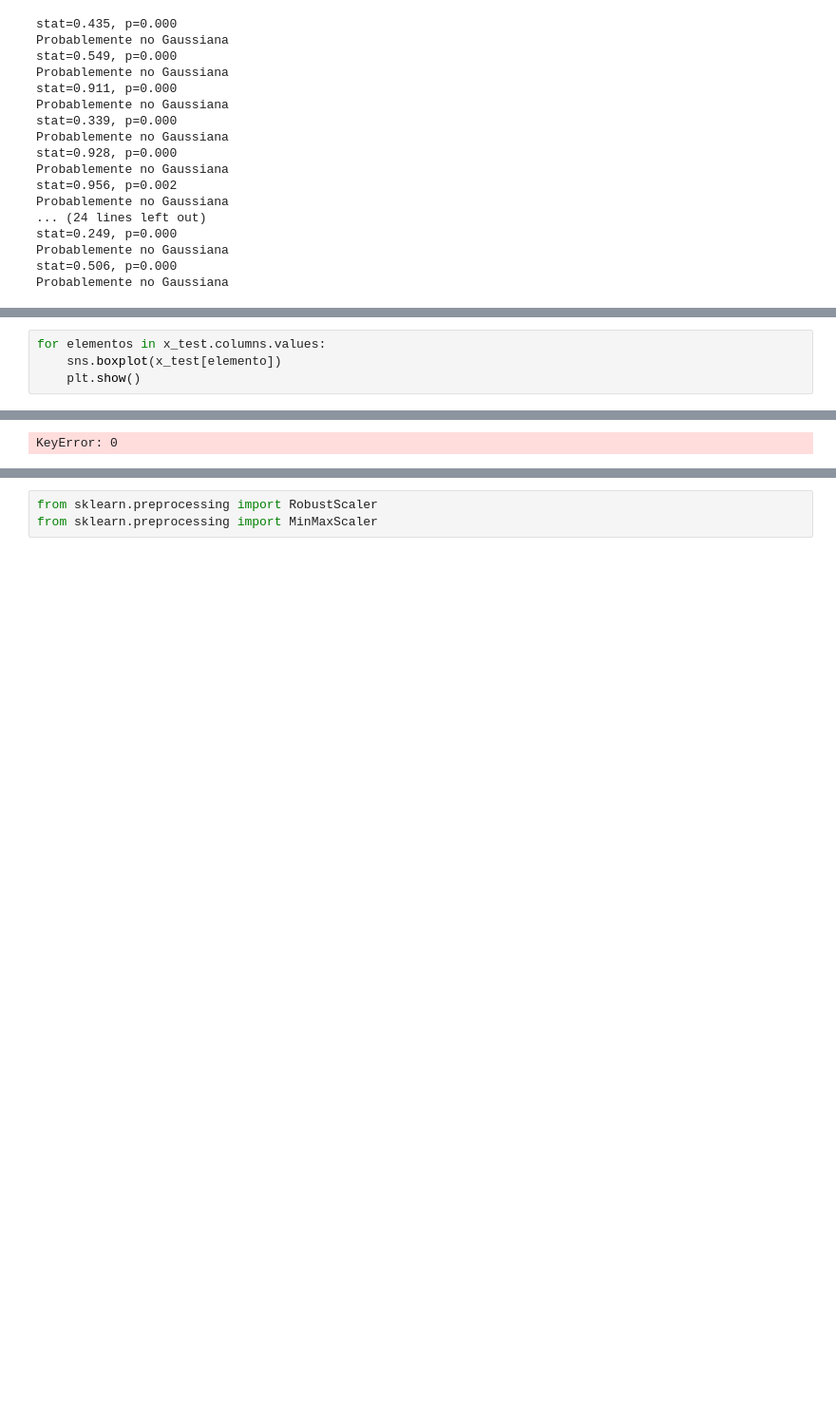
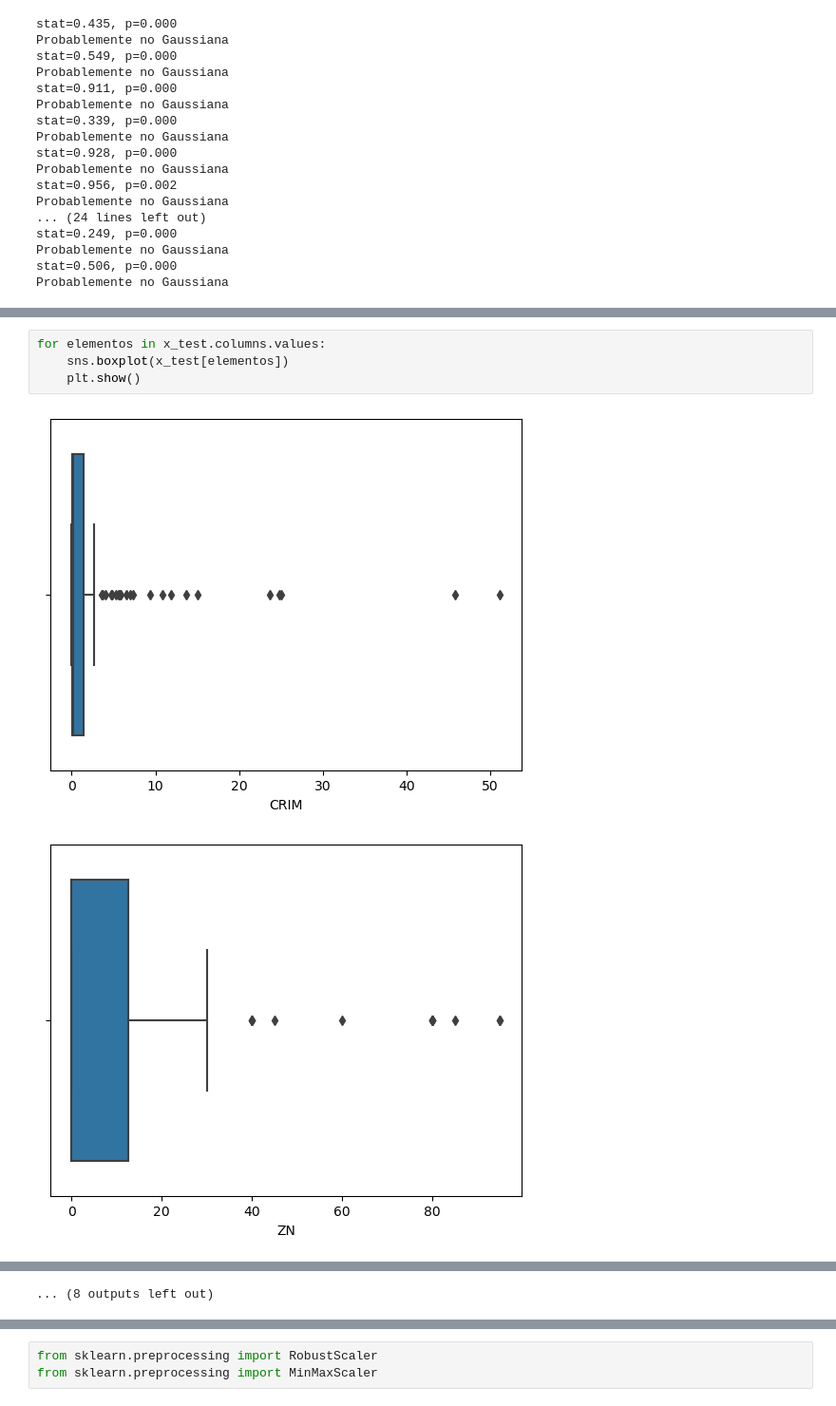
Before and after one commit to LeonBali3110/Sprint_5, a Jupyter notebook: M05 T02.ipynb, the cells around one changed output, grey strips where cells are left out. Shown at 95% size. Saved outputs shown, nothing was run; the diff lists cells and outputs as text; blank space fills up the shorter version.

```diff
--- a/M05 T02.ipynb
+++ b/M05 T02.ipynb
@@ -361,6 +377,8 @@ for elemento in x_train.columns.values:
 ... (9 outputs left out)
 # %%
 for elementos in x_test.columns.values:
-    sns.boxplot(x_test[elemento])
+    sns.boxplot(x_test[elementos])
     plt.show()
 # %% [output]
+[figure, added]
+[figure, added]
@@ -367 +395 @@ for elementos in x_test.columns.values:
-KeyError: 0
+... (8 outputs left out)
```
Also changed, not shown: parts of 23 cells of this notebook.
